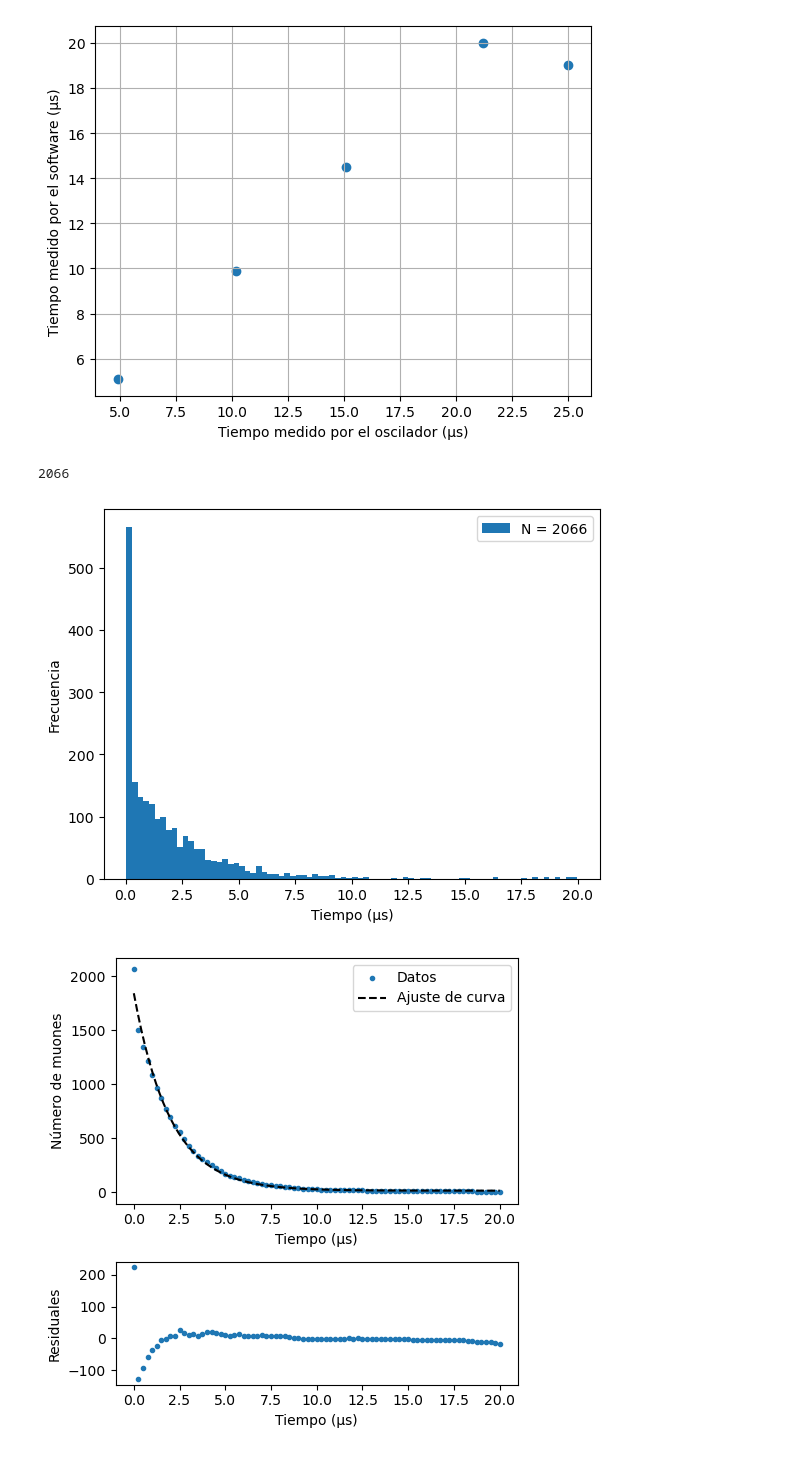
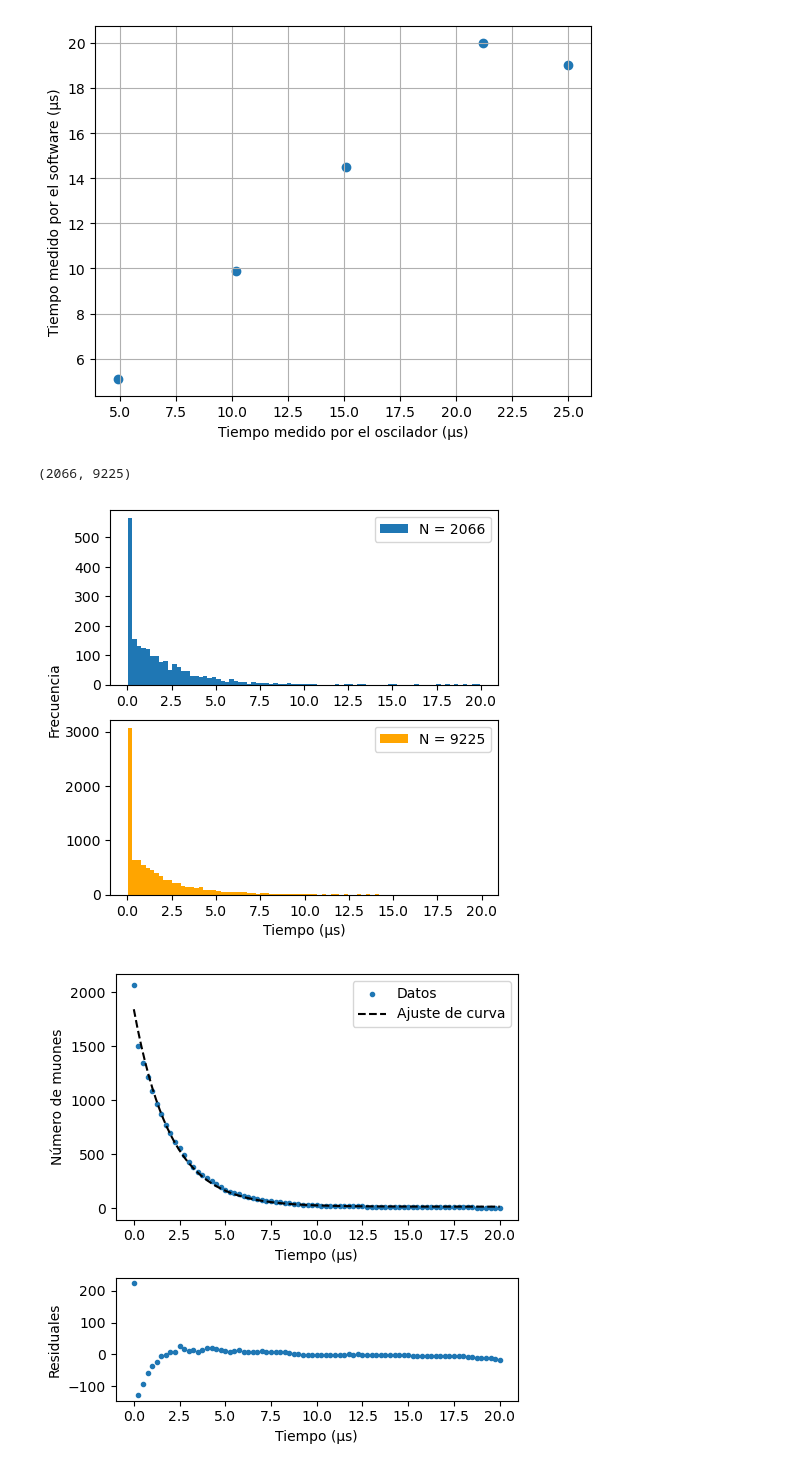
Before and after one commit to QuantumPower4/LabIntermedio2024-2, a Jupyter notebook: Muones/Muones_data.ipynb, the cells around one changed output. Drawn from its saved outputs; the diff is of its cells as text; code cells hidden in the pictures.

Commit message:
new data

```diff
--- a/Muones/Muones_data.ipynb
+++ b/Muones/Muones_data.ipynb
@@ -23,20 +23,29 @@ def expfunction2(x,A,B):
 # %%
 DataFrame1 = pd.read_csv('24-10-15-11-21.data', usecols=[0], names=['time_rawdata'], sep=' ')
 DataFrame1 = DataFrame1[DataFrame1['time_rawdata'] < 40000]
+
+DataFrame2 = pd.read_csv('24-10-18-17-18.data', usecols=[0], names=['time_rawdata'], sep=' ')
+DataFrame2 = DataFrame2[DataFrame2['time_rawdata'] < 40000]
 # %%
 times_rawdata1 = DataFrame1['time_rawdata']/1000
+times_rawdata2 = DataFrame2['time_rawdata']/1000
 # %%
-len(times_rawdata1)
+len(times_rawdata1), len(times_rawdata2)
 # %% [output]
-2066
+(2066, 9225)
 # %%
-plt.hist(times_rawdata1, bins=80,label="N = 2066")
-plt.ylabel("Frecuencia")
+fig, ax = plt.subplots(2,1, figsize=(5,5))
+
+ax[0].hist(times_rawdata1, bins=80,label="N = 2066")
+ax[1].hist(times_rawdata2, bins=80,label="N = 9225", color="orange")
+#plt.ylabel("Frecuencia")
 plt.xlabel("Tiempo (μs)")
-plt.legend()
+ax[0].legend()
+ax[1].legend()
+fig.text(0.0001, 0.5, 'Frecuencia', va='center', rotation='vertical')
 plt.show()
 # %% [output]
-[figure, old version]
+[figure, new version]
 # %%
 F1, N1 = np.histogram(times_rawdata1, bins=80)
 # %%
```
Also changed, not shown: parts of 9 cells of this notebook.
